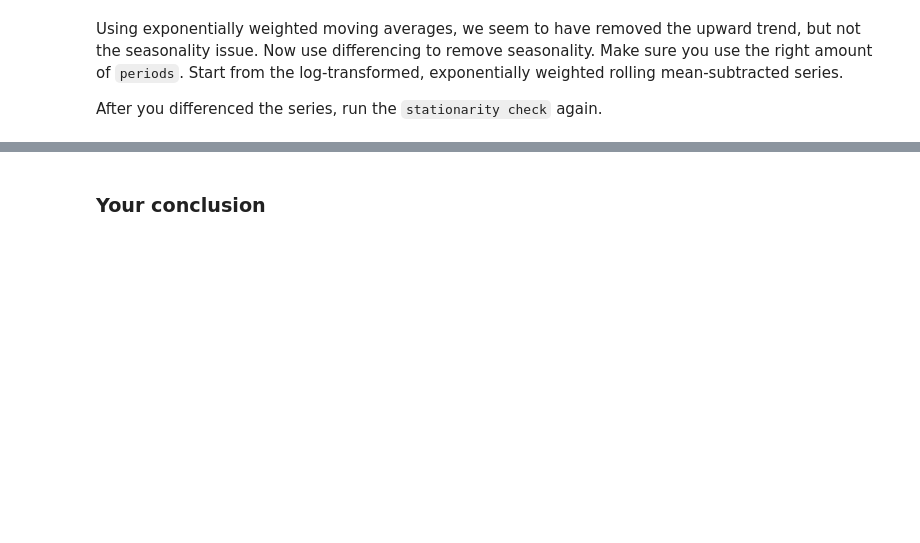
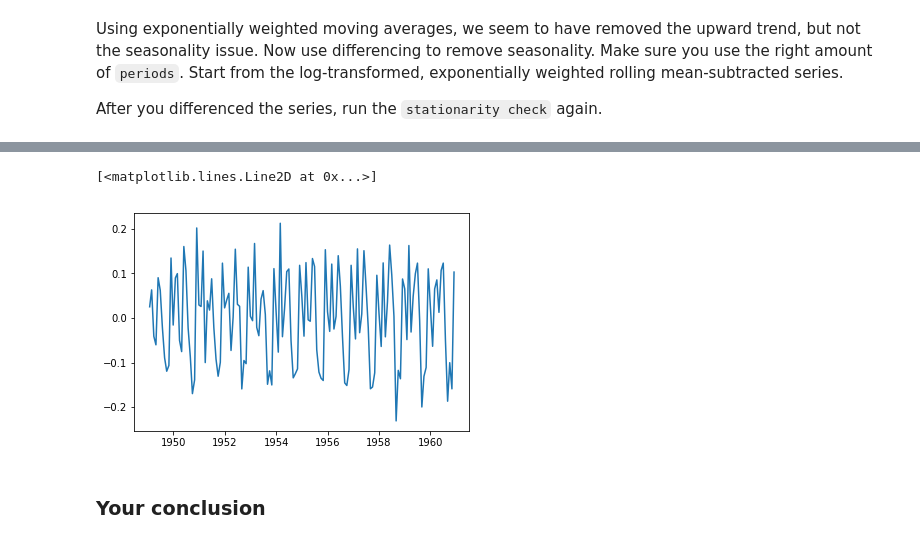
Before and after one commit to npschafer/dsc-removing-trends-lab-houston-ds-042219, a Jupyter notebook: index.ipynb, the cells around one changed output, grey strips where cells are left out. Cells and saved outputs as stored; diff of their text form; code cells hidden in the pictures; blank space fills up the shorter version.

```diff
--- a/index.ipynb
+++ b/index.ipynb
@@ -166,3 +181,5 @@ plt.plot(ts.ewm(halflife=10).mean())
+# %%
+ts_ewm = ts-ts.ewm(halflife=10).mean()
 # %% [markdown]
 ### Based on the visuals and on the Dickey-Fuller test, what do you conclude?
 # %% [markdown]
@@ -181,0 +201,5 @@ After you differenced the series, run the `stationarity check` again.
+# %%
+plt.plot(ts_ewm.diff(periods=1))
+# %% [output]
+[<matplotlib.lines.Line2D at 0x...>]
+[figure, added]
```
Also changed, not shown: parts of 11 cells of this notebook.
